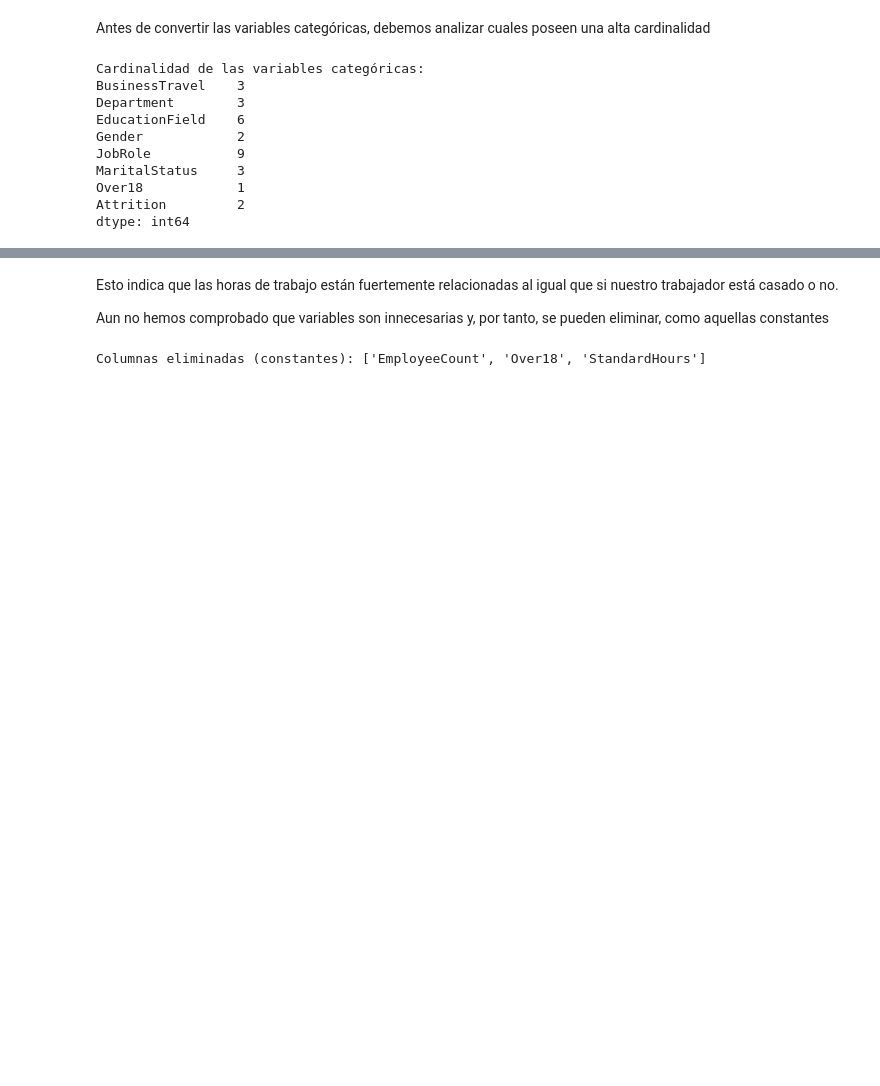
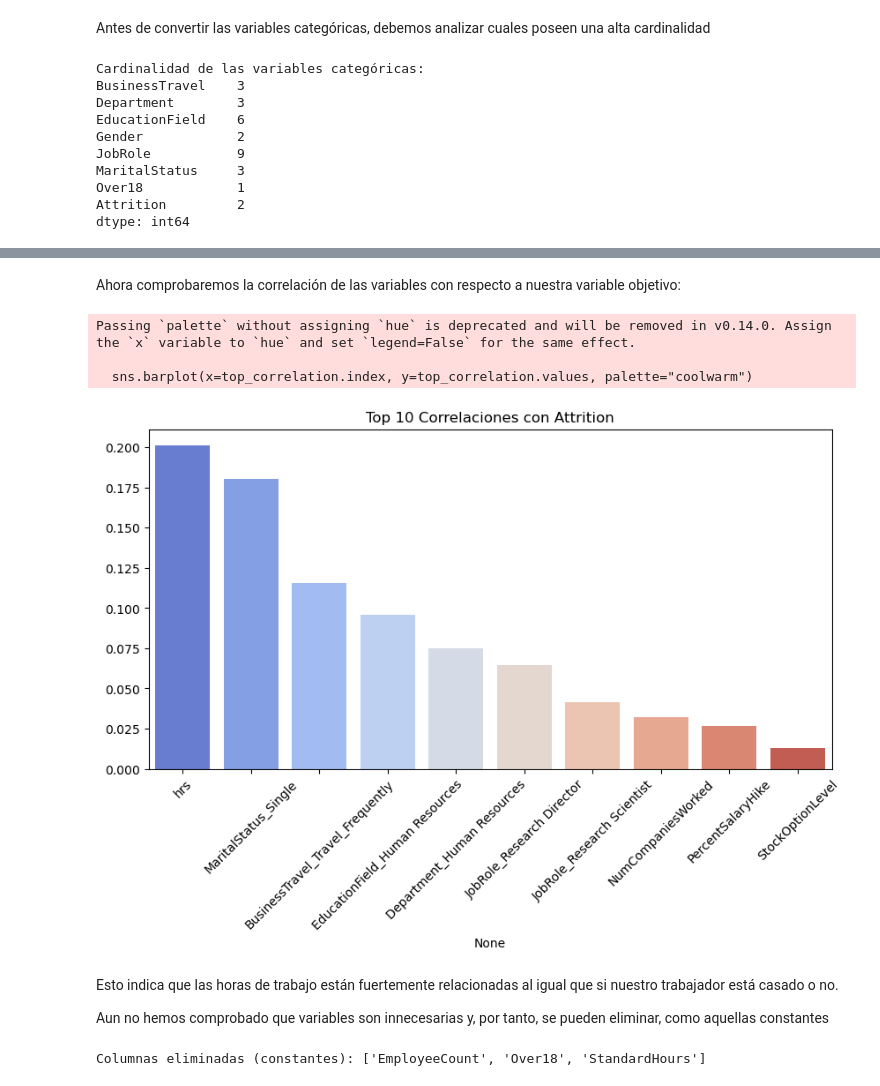
Before and after one commit to 100478705/Grupo25_Practica1, a Jupyter notebook: NotebookEDA.ipynb, the cells around one changed output, grey strips where cells are left out. Saved outputs shown, nothing was run; the diff lists cells and outputs as text; code cells hidden in the pictures; blank space fills up the shorter version.

Commit message:
Eda y Preprocesado con pipeline

```diff
--- a/NotebookEDA.ipynb
+++ b/NotebookEDA.ipynb
@@ -103,3 +136,10 @@ data_df = data_df.dropna()
+# %%
+numerical_columns = data_df.select_dtypes(include=['int64', 'float64']).columns
+
+numerical_transformer = Pipeline(steps=[
+    ('imputer', KNNImputer(n_neighbors=5)),
+    ('scaler', RobustScaler())
+])
 # %% [markdown]
 Antes de convertir las variables categóricas, debemos analizar cuales poseen una alta cardinalidad
 # %%
@@ -214,0 +181,19 @@ Passing `palette` without assigning `hue` is deprecated and will be removed in v
+# %%
+preprocessor = ColumnTransformer(
+    transformers=[
+        ('num', numerical_transformer, numerical_columns),
+        ('cat', categorical_transformer, categorical_columns)
+    ]
+)
+
+processed_data = preprocessor.fit_transform(data_df)
+
+# Convertir el resultado de la transformación a un DataFrame
+# Crear los nombres de las columnas para el dataframe procesado
+num_columns = numerical_columns
+cat_columns = preprocessor.transformers_[1][1].named_steps['onehot'].get_feature_names_out(categorical_columns)
+
+# Crear un DataFrame con los datos procesados
+processed_df = pd.DataFrame(processed_data, columns=list(num_columns) + list(cat_columns))
+
+processed_df
@@ -215,3 +214,30 @@ Passing `palette` without assigning `hue` is deprecated and will be removed in v
+# %% [markdown]
+
+Ahora comprobaremos la correlación de las variables con respecto a nuestra variable objetivo:
+# %%
+# Añadir la columna de 'Attrition' ya que la necesitamos para ver la correlación
+processed_df['Attrition'] = data_df['Attrition']
+
+processed_df['Attrition'] = processed_df['Attrition'].map({'Yes': 1, 'No': 0})  # Como es categórica la cambiamos para su análisis
+
+# Calcular la correlación de todas las variables con 'Attrition'
+correlation_with_attrition = processed_df.corr()['Attrition'].sort_values(ascending=False)
+
+
+# Seleccionar las 10 variables con la mayor correlación para mostrarlas
+top_n = 10
+top_correlation = correlation_with_attrition[1:top_n+1]  # Excluimos 'Attrition' que siempre tendrá correlación 1
+
+plt.figure(figsize=(10, 5))
+sns.barplot(x=top_correlation.index, y=top_correlation.values, palette="coolwarm")
+plt.xticks(rotation=45)
+plt.title(f"Top {top_n} Correlaciones con Attrition")
+plt.show()
+# %% [output]
+Passing `palette` without assigning `hue` is deprecated and will be removed in v0.14.0. Assign the `x` variable to `hue` and set `legend=False` for the same effect.
+
+  sns.barplot(x=top_correlation.index, y=top_correlation.values, palette="coolwarm")
+[figure, added]
 # %% [markdown]
 Esto indica que las horas de trabajo están fuertemente relacionadas al igual que si nuestro trabajador está casado o no.
 
```
Also changed, not shown: parts of 26 cells of this notebook, 1 other file.
